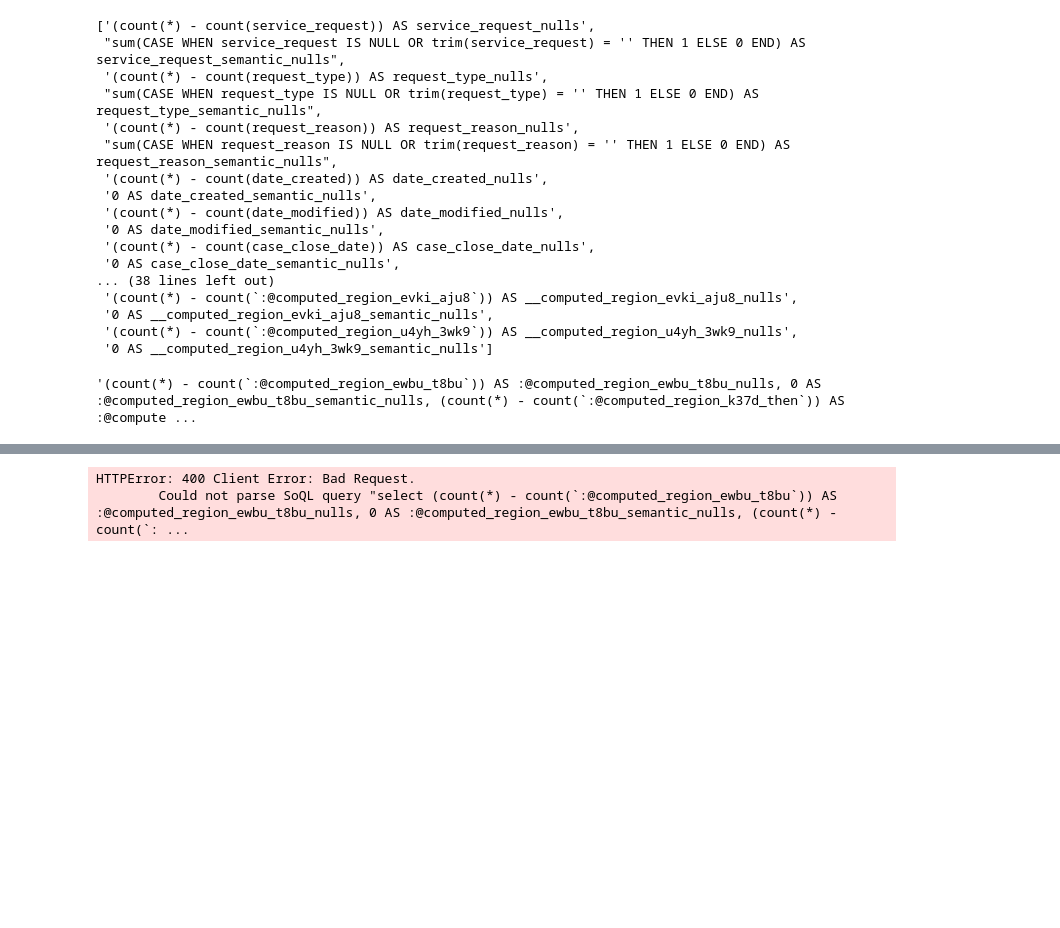
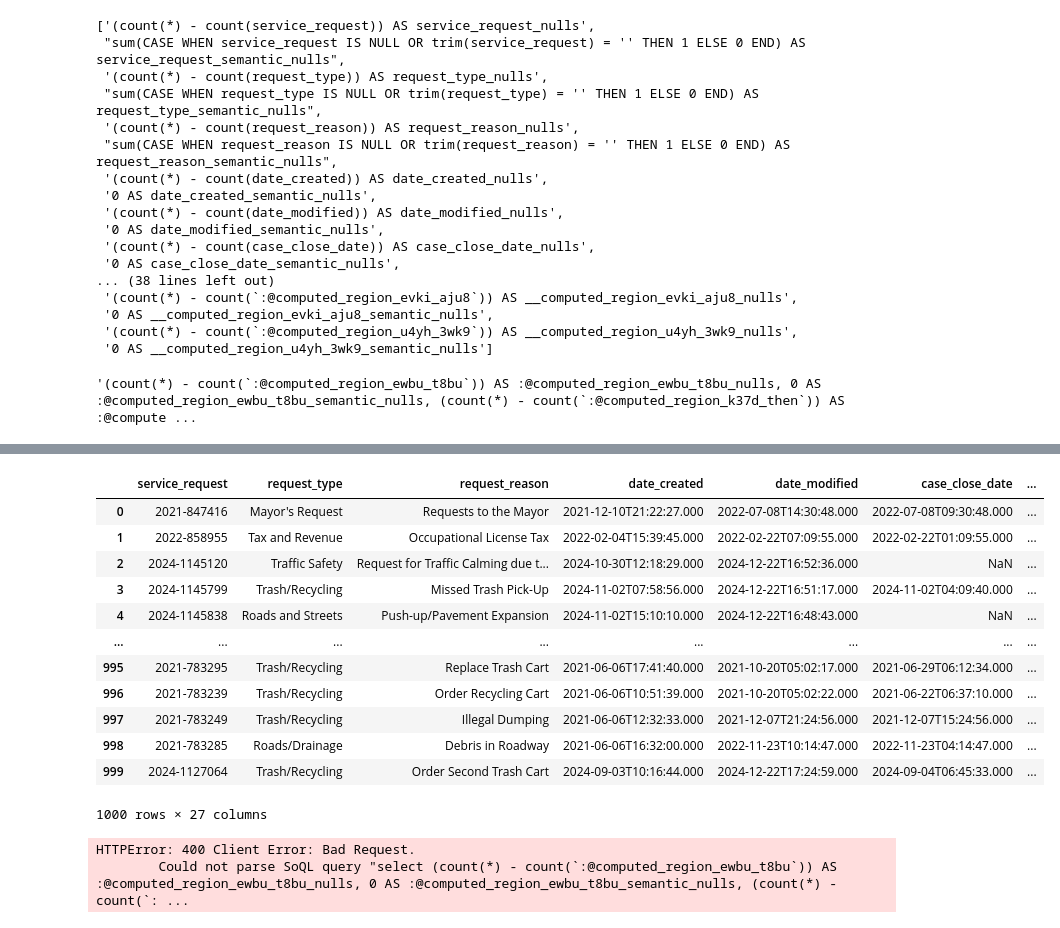
Before and after one commit to JohnathanChan973/urban-data-study, a Jupyter notebook: src/datasets.ipynb, the cells around one changed output, grey strips where cells are left out. Saved outputs shown, nothing was run; the diff lists cells and outputs as text; code cells hidden in the pictures; blank space fills up the shorter version.

```diff
--- a/src/datasets.ipynb
+++ b/src/datasets.ipynb
@@ -327,4 +335,4 @@ select_parts
 # %%
 '(count(*) - count(Location)) AS location_nulls'
 # %%
-nola.get("2jgv-pqrq")
+example = nola.get("2jgv-pqrq")
@@ -349,3 +359,19 @@ nola.get("2jgv-pqrq")
+# %%
+pd.DataFrame.from_records(example)
+# %% [output]
+|  | service_request | request_type | request_reason | date_created | date_modified | case_close_date | ... |
+| 0 | 2021-847416 | Mayor's Request | Requests to the Mayor | 2021-12-10T21:22:27.000 | 2022-07-08T14:30:48.000 | 2022-07-08T09:30:48.000 | ... |
+| 1 | 2022-858955 | Tax and Revenue | Occupational License Tax | 2022-02-04T15:39:45.000 | 2022-02-22T07:09:55.000 | 2022-02-22T01:09:55.000 | ... |
+| 2 | 2024-1145120 | Traffic Safety | Request for Traffic Calming due t... | 2024-10-30T12:18:29.000 | 2024-12-22T16:52:36.000 | NaN | ... |
+| 3 | 2024-1145799 | Trash/Recycling | Missed Trash Pick-Up | 2024-11-02T07:58:56.000 | 2024-12-22T16:51:17.000 | 2024-11-02T04:09:40.000 | ... |
+| 4 | 2024-1145838 | Roads and Streets | Push-up/Pavement Expansion | 2024-11-02T15:10:10.000 | 2024-12-22T16:48:43.000 | NaN | ... |
+| ... | ... | ... | ... | ... | ... | ... | ... |
+| 995 | 2021-783295 | Trash/Recycling | Replace Trash Cart | 2021-06-06T17:41:40.000 | 2021-10-20T05:02:17.000 | 2021-06-29T06:12:34.000 | ... |
+| 996 | 2021-783239 | Trash/Recycling | Order Recycling Cart | 2021-06-06T10:51:39.000 | 2021-10-20T05:02:22.000 | 2021-06-22T06:37:10.000 | ... |
+| 997 | 2021-783249 | Trash/Recycling | Illegal Dumping | 2021-06-06T12:32:33.000 | 2021-12-07T21:24:56.000 | 2021-12-07T15:24:56.000 | ... |
+| 998 | 2021-783285 | Roads/Drainage | Debris in Roadway | 2021-06-06T16:32:00.000 | 2022-11-23T10:14:47.000 | 2022-11-23T04:14:47.000 | ... |
+| 999 | 2024-1127064 | Trash/Recycling | Order Second Trash Cart | 2024-09-03T10:16:44.000 | 2024-12-22T17:24:59.000 | 2024-09-04T06:45:33.000 | ... |
+1000 rows × 27 columns
 # %%
 nola.get("2jgv-pqrq", select = ', '.join(select_parts[-16:]))
 # %% [output]
```
Also changed, not shown: parts of 4 cells of this notebook, 6 other files.
